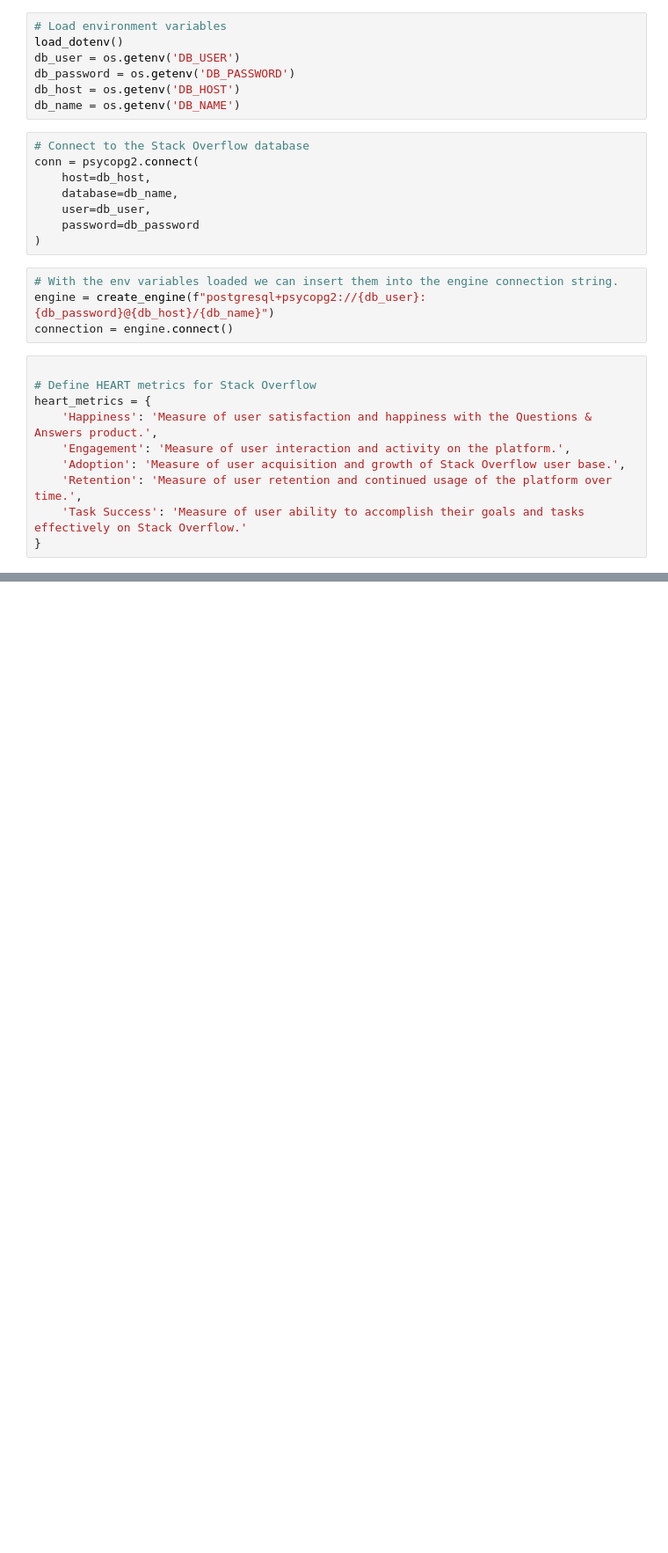
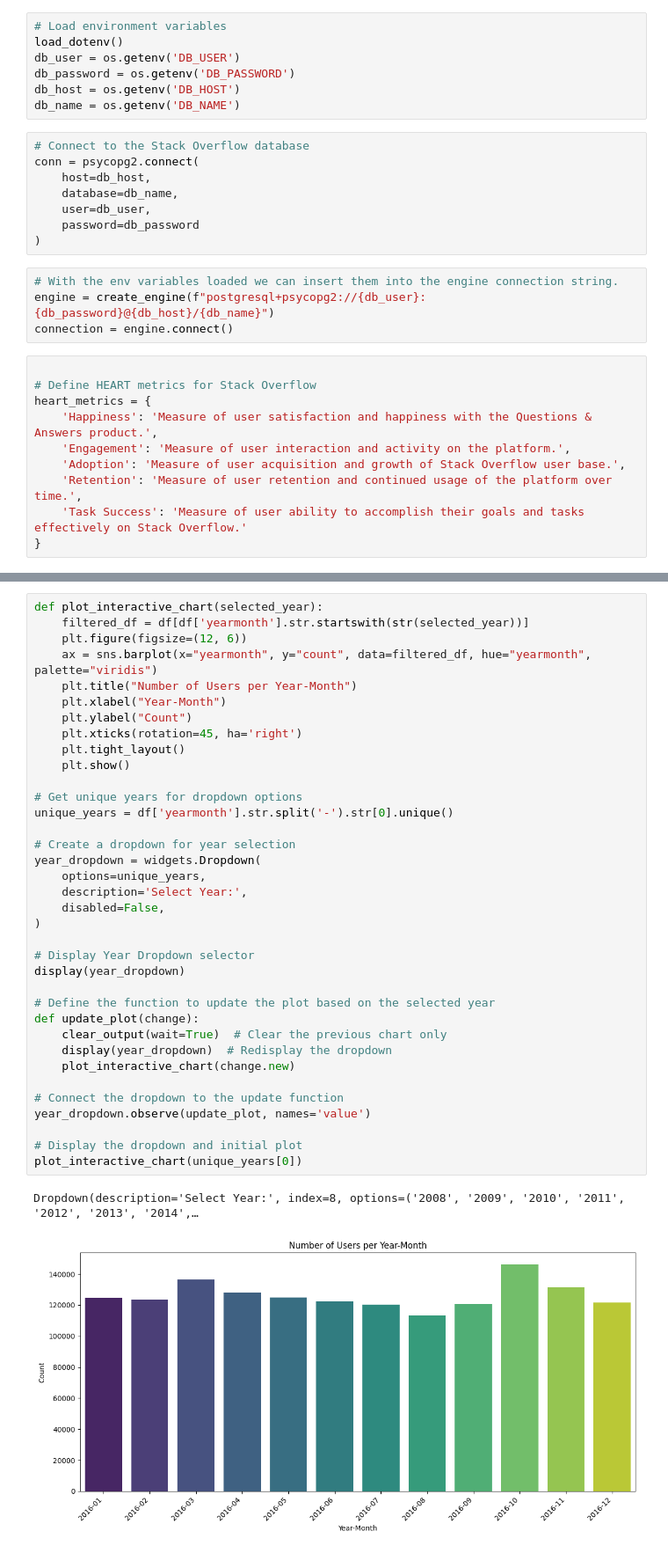
Before and after one commit to jdench1989/stack_overflow_analysis, a Jupyter notebook: SO_user_adoption.ipynb, the cells around one changed output, grey strips where cells are left out. Shown at 88% size. Drawn from its saved outputs; the diff is of its cells as text; blank space fills up the shorter version.

```diff
--- a/SO_user_adoption.ipynb
+++ b/SO_user_adoption.ipynb
@@ -40,0 +114,39 @@ heart_metrics = {
+# %%
+def plot_interactive_chart(selected_year):
+    filtered_df = df[df['yearmonth'].str.startswith(str(selected_year))]
+    plt.figure(figsize=(12, 6))
+    ax = sns.barplot(x="yearmonth", y="count", data=filtered_df, hue="yearmonth", palette="viridis")
+    plt.title("Number of Users per Year-Month")
+    plt.xlabel("Year-Month")
+    plt.ylabel("Count")
+    plt.xticks(rotation=45, ha='right')
+    plt.tight_layout()
+    plt.show()
+
+# Get unique years for dropdown options
+unique_years = df['yearmonth'].str.split('-').str[0].unique()
+
+# Create a dropdown for year selection
+year_dropdown = widgets.Dropdown(
+    options=unique_years,
+    description='Select Year:',
+    disabled=False,
+)
+
+# Display Year Dropdown selector
+display(year_dropdown)
+
+# Define the function to update the plot based on the selected year
+def update_plot(change):
+    clear_output(wait=True)  # Clear the previous chart only
+    display(year_dropdown)  # Redisplay the dropdown
+    plot_interactive_chart(change.new)
+
+# Connect the dropdown to the update function
+year_dropdown.observe(update_plot, names='value')
+
+# Display the dropdown and initial plot
+plot_interactive_chart(unique_years[0])
+# %% [output]
+Dropdown(description='Select Year:', index=8, options=('2008', '2009', '2010', '2011', '2012', '2013', '2014',…
+[figure, added]
```
Also changed, not shown: parts of 8 cells of this notebook.
